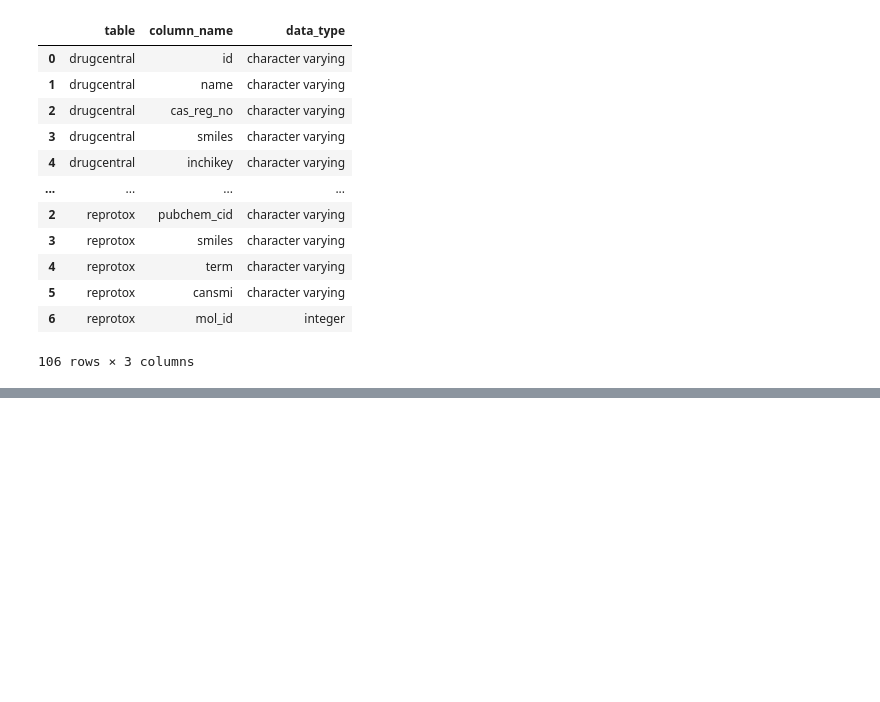
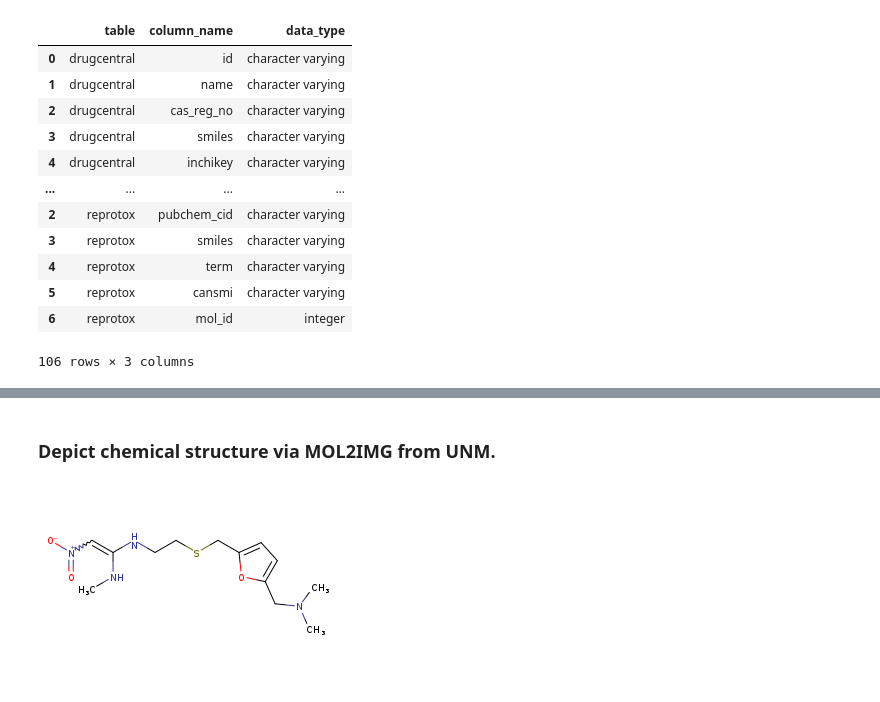
Before and after one commit to unmtransinfo/CFChemDb, a Jupyter notebook: notebooks/CFChemDb_Demo.ipynb, the cells around one changed output, grey strips where cells are left out. Drawn from its saved outputs; the diff is of its cells as text; code cells hidden in the pictures; blank space fills up the shorter version.

```diff
--- a/notebooks/CFChemDb_Demo.ipynb
+++ b/notebooks/CFChemDb_Demo.ipynb
@@ -63,0 +87,7 @@ properties.sort()
+# %% [markdown]
+### Depict chemical structure via MOL2IMG from UNM.
+# %%
+url = f"https://datascience.unm.edu/tomcat/biocomp/mol2img?smiles={urllib.request.quote(drug['smiles'][0])}"
+Image(requests.get(url).content)
+# %% [output]
+[figure, added]
```
Also changed, not shown: parts of 10 cells of this notebook.
